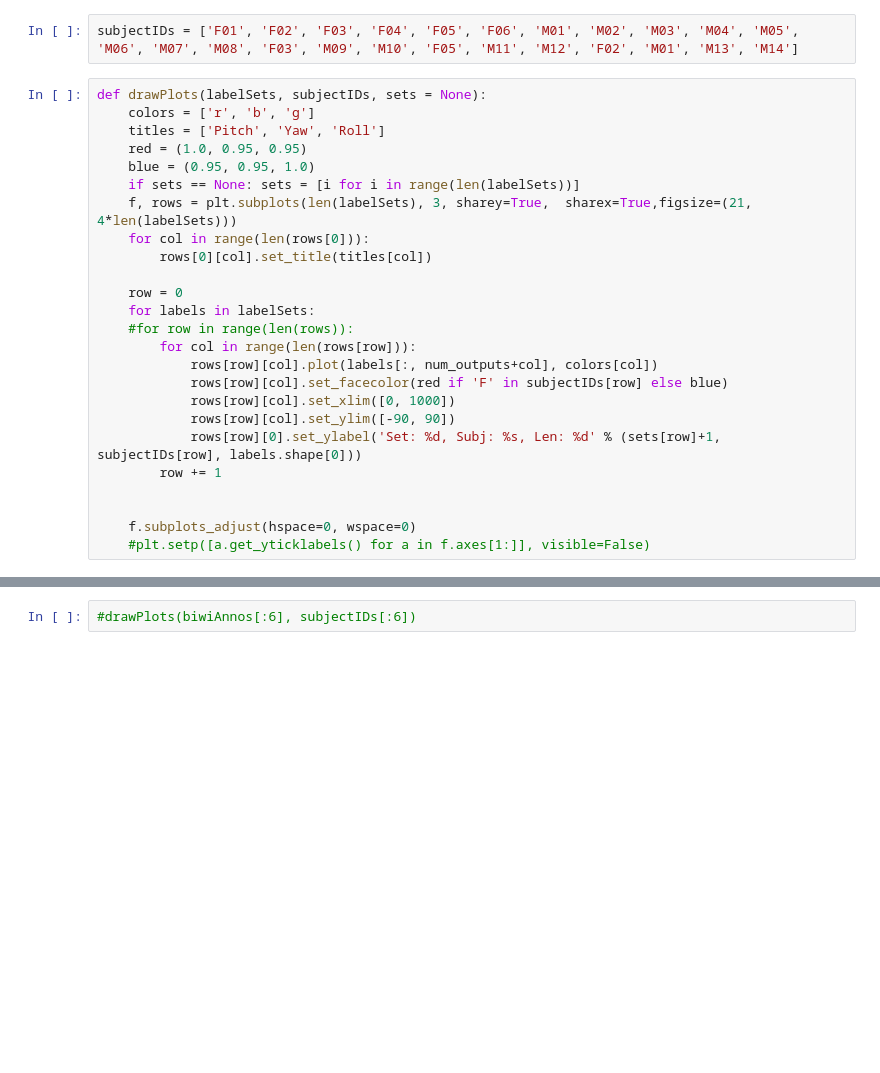
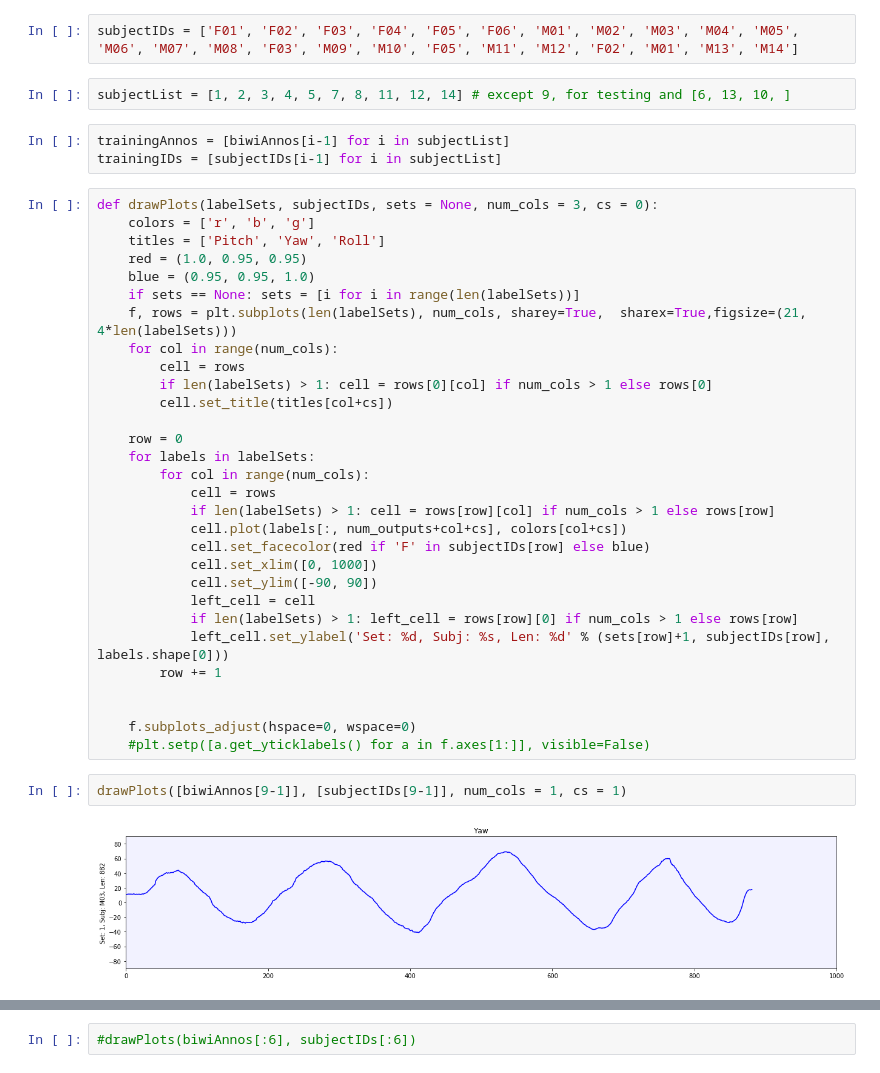
Before and after one commit to muratcancicek/Deep_RL_For_Head_Pose_Est, a Jupyter notebook: DeepRL_For_HPE/DatasetVisualizer.ipynb, the cells around one changed output, grey strips where cells are left out. Drawn from its saved outputs; the diff is of its cells as text; blank space fills up the shorter version.

Commit message:
Visualization of the selected sequences

```diff
--- a/DeepRL_For_HPE/DatasetVisualizer.ipynb
+++ b/DeepRL_For_HPE/DatasetVisualizer.ipynb
@@ -16,28 +16,42 @@ biwiAnnos = readBIWI_AnnosAsMatrix(subjectList = [s for s in range(1, num_datase
 biwiAnnos = [a for a in biwiAnnos]
 # %%
 subjectIDs = ['F01', 'F02', 'F03', 'F04', 'F05', 'F06', 'M01', 'M02', 'M03', 'M04', 'M05', 'M06', 'M07', 'M08', 'F03', 'M09', 'M10', 'F05', 'M11', 'M12', 'F02', 'M01', 'M13', 'M14']
+# %%
+subjectList = [1, 2, 3, 4, 5, 7, 8, 11, 12, 14] # except 9, for testing and [6, 13, 10, ]
+# %%
+trainingAnnos = [biwiAnnos[i-1] for i in subjectList]
+trainingIDs = [subjectIDs[i-1] for i in subjectList]
 # %%
-def drawPlots(labelSets, subjectIDs, sets = None):
+def drawPlots(labelSets, subjectIDs, sets = None, num_cols = 3, cs = 0):
     colors = ['r', 'b', 'g']
     titles = ['Pitch', 'Yaw', 'Roll']
     red = (1.0, 0.95, 0.95)
     blue = (0.95, 0.95, 1.0)
     if sets == None: sets = [i for i in range(len(labelSets))]
-    f, rows = plt.subplots(len(labelSets), 3, sharey=True,  sharex=True,figsize=(21, 4*len(labelSets)))
-    for col in range(len(rows[0])):
-        rows[0][col].set_title(titles[col])
+    f, rows = plt.subplots(len(labelSets), num_cols, sharey=True,  sharex=True,figsize=(21, 4*len(labelSets)))
+    for col in range(num_cols):
+        cell = rows
+        if len(labelSets) > 1: cell = rows[0][col] if num_cols > 1 else rows[0]
+        cell.set_title(titles[col+cs])
 
     row = 0
     for labels in labelSets:
-    #for row in range(len(rows)):
-        for col in range(len(rows[row])):
-            rows[row][col].plot(labels[:, num_outputs+col], colors[col])
-            rows[row][col].set_facecolor(red if 'F' in subjectIDs[row] else blue)
-            rows[row][col].set_xlim([0, 1000])
-            rows[row][col].set_ylim([-90, 90])
-            rows[row][0].set_ylabel('Set: %d, Subj: %s, Len: %d' % (sets[row]+1, subjectIDs[row], labels.shape[0]))
+        for col in range(num_cols):
+            cell = rows
+            if len(labelSets) > 1: cell = rows[row][col] if num_cols > 1 else rows[row]
+            cell.plot(labels[:, num_outputs+col+cs], colors[col+cs])
+            cell.set_facecolor(red if 'F' in subjectIDs[row] else blue)
+            cell.set_xlim([0, 1000])
+            cell.set_ylim([-90, 90])
+            left_cell = cell
+            if len(labelSets) > 1: left_cell = rows[row][0] if num_cols > 1 else rows[row]
+            left_cell.set_ylabel('Set: %d, Subj: %s, Len: %d' % (sets[row]+1, subjectIDs[row], labels.shape[0]))
         row += 1
 
 
     f.subplots_adjust(hspace=0, wspace=0)
     #plt.setp([a.get_yticklabels() for a in f.axes[1:]], visible=False)
+# %%
+drawPlots([biwiAnnos[9-1]], [subjectIDs[9-1]], num_cols = 1, cs = 1)
+# %% [output]
+[figure, added]
```
Also changed, not shown: parts of 2 cells of this notebook, 1 other file.
